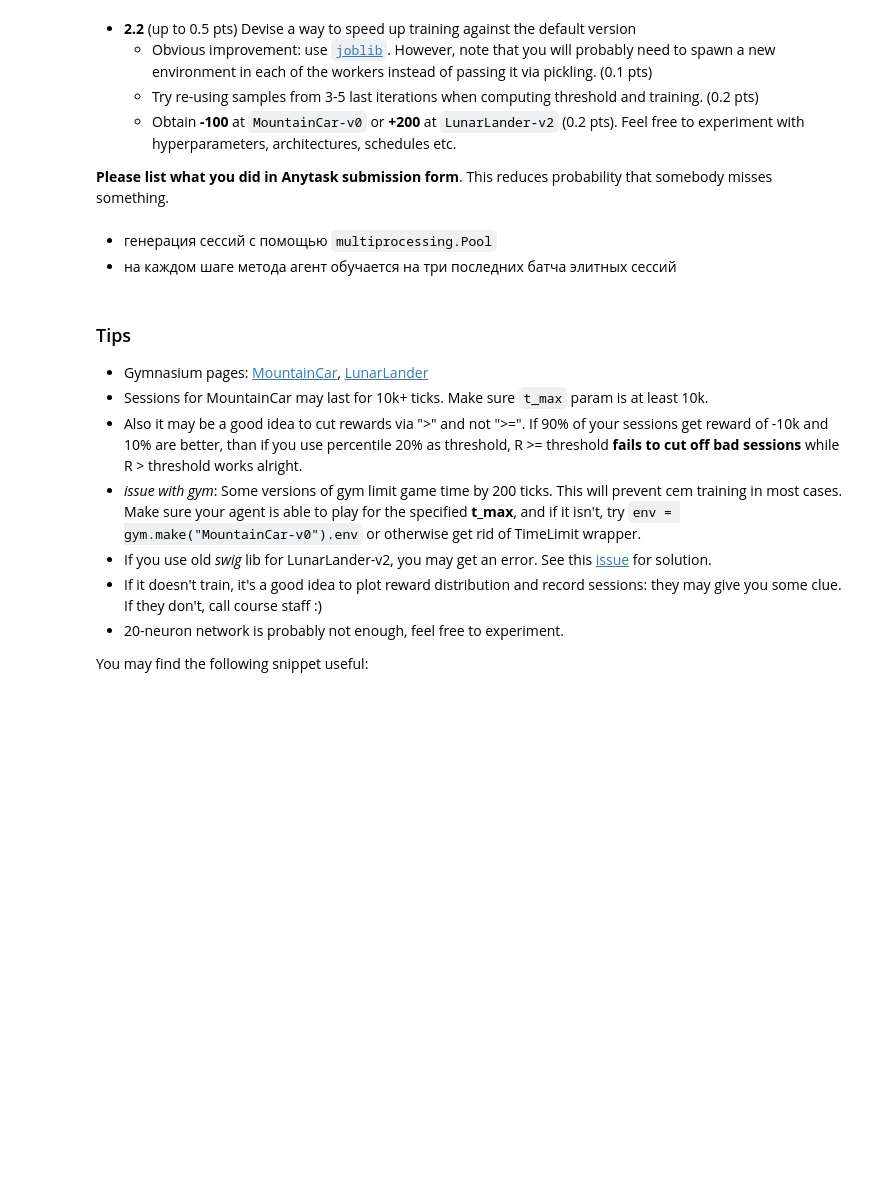
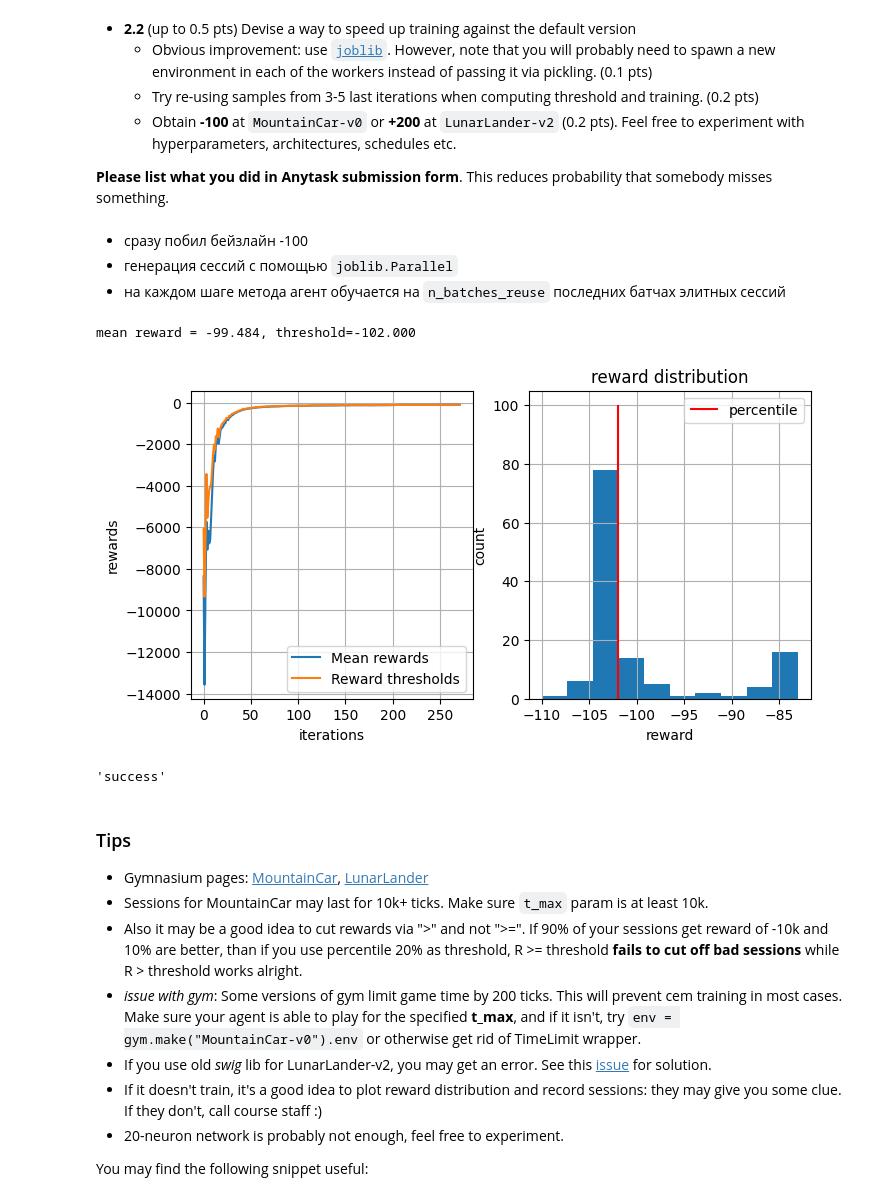
Before and after one commit to voorhs/rl, a Jupyter notebook: hw1/deep_crossentropy_method.ipynb, the cells around one changed output. Drawn from its saved outputs; the diff is of its cells as text; code cells hidden in the pictures; blank space fills up the shorter version.

```diff
--- a/hw1/deep_crossentropy_method.ipynb
+++ b/hw1/deep_crossentropy_method.ipynb
@@ -462,26 +459,32 @@ __Note:__ If your agent is below the target score, you'll still get some of the
 
 __Please list what you did in Anytask submission form__. This reduces probability that somebody misses something.
 # %% [markdown]
-- генерация сессий с помощью `multiprocessing.Pool`
-- на каждом шаге метода агент обучается на три последних батча элитных сессий
+- сразу побил бейзлайн -100
+- генерация сессий с помощью `joblib.Parallel`
+- на каждом шаге метода агент обучается на `n_batches_reuse` последних батчах элитных сессий
 # %%
 from sklearn.neural_network import MLPClassifier
 from src.deep import experiment
 
 experiment(
     env_name="MountainCar-v0",
     network=MLPClassifier(
-        hidden_layer_sizes=(20, 20),
+        hidden_layer_sizes=(128, 128, 128),
         activation="tanh",
     ),
-    n_iter=20,
-    n_sessions=100,
-    percentile=70,
-    mean_reward_to_win=-150,
+    n_iter=1000,
+    n_sessions=[16,16,16,16,16,16,128],
+    percentile=60,
+    mean_reward_to_win=-100,
     mp=True,
-    t_max=int(2e4),
-    n_batches_reuse=3
+    t_max=int(5e4),
+    n_batches_reuse=5,
+    # topk=3
 )
+# %% [output]
+mean reward = -99.484, threshold=-102.000
+[figure, added]
+'success'
 # %% [markdown]
 ### Tips
 * Gymnasium pages: [MountainCar](https://gymnasium.farama.org/environments/classic_control/mountain_car/), [LunarLander](https://gymnasium.farama.org/environments/box2d/lunar_lander/)
```
Also changed, not shown: parts of 3 cells of this notebook.
